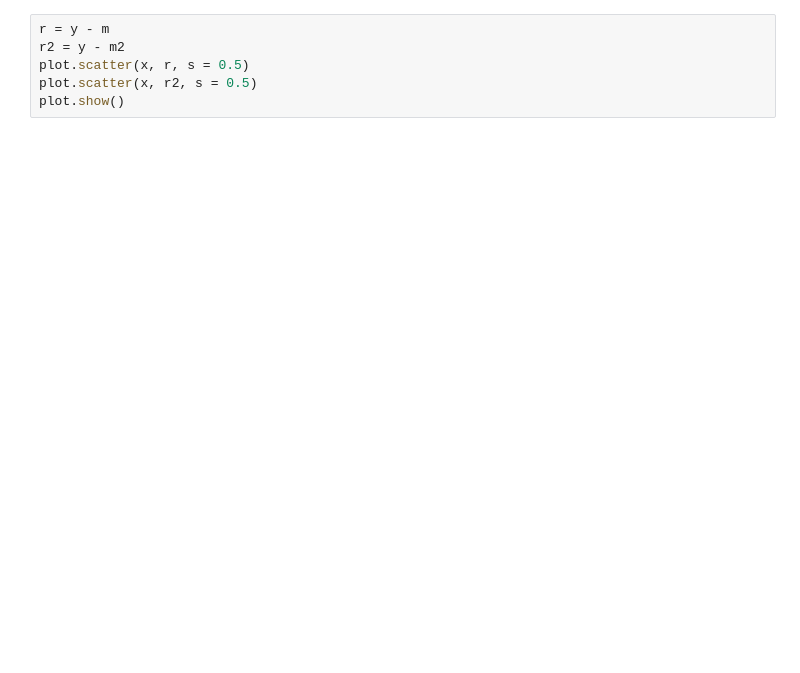
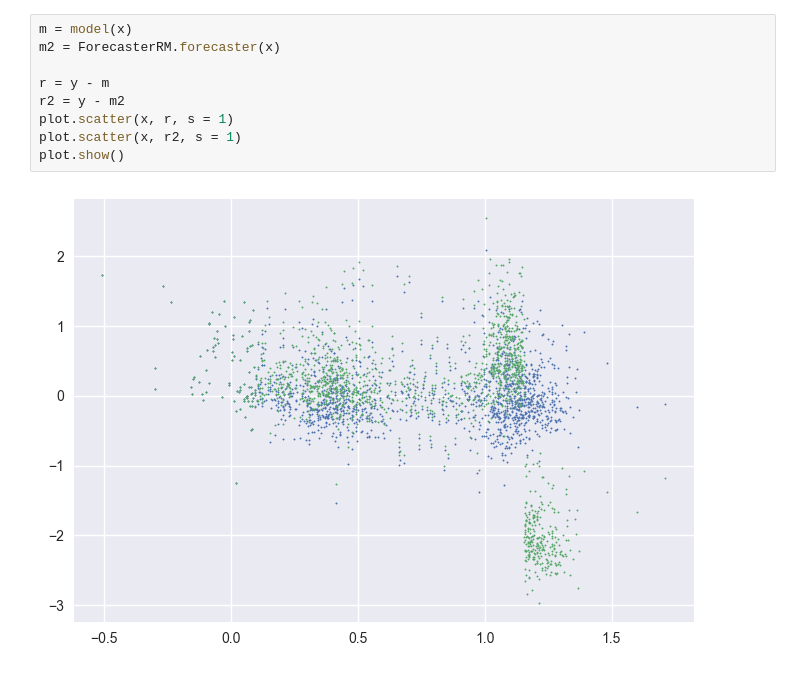
Before and after one commit to kzhu2099/ExoRM, a Jupyter notebook: ExoRM/example.ipynb, the cells around one changed output. Saved outputs shown, nothing was run; the diff lists cells and outputs as text; blank space fills up the shorter version.

```diff
--- a/ExoRM/example.ipynb
+++ b/ExoRM/example.ipynb
@@ -40,9 +64,14 @@ plot.show()
 # %%
+m = model(x)
+m2 = ForecasterRM.forecaster(x)
+
 r = y - m
 r2 = y - m2
-plot.scatter(x, r, s = 0.5)
-plot.scatter(x, r2, s = 0.5)
+plot.scatter(x, r, s = 1)
+plot.scatter(x, r2, s = 1)
 plot.show()
+# %% [output]
+[figure, added]
 # %%
 print(numpy.std(r))
 print(numpy.std(r2))
```
Also changed, not shown: parts of 7 cells of this notebook, 2 other files.
